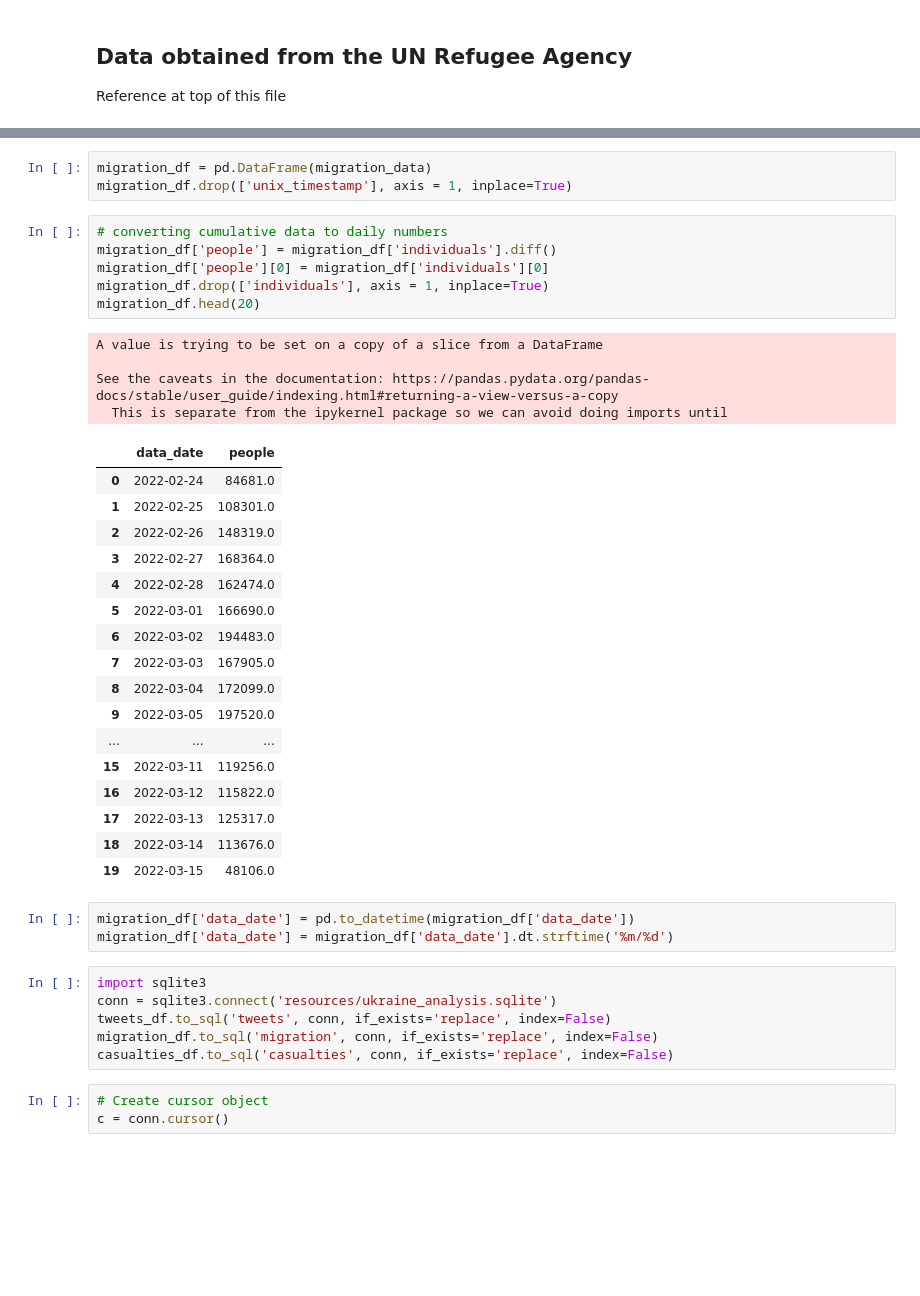
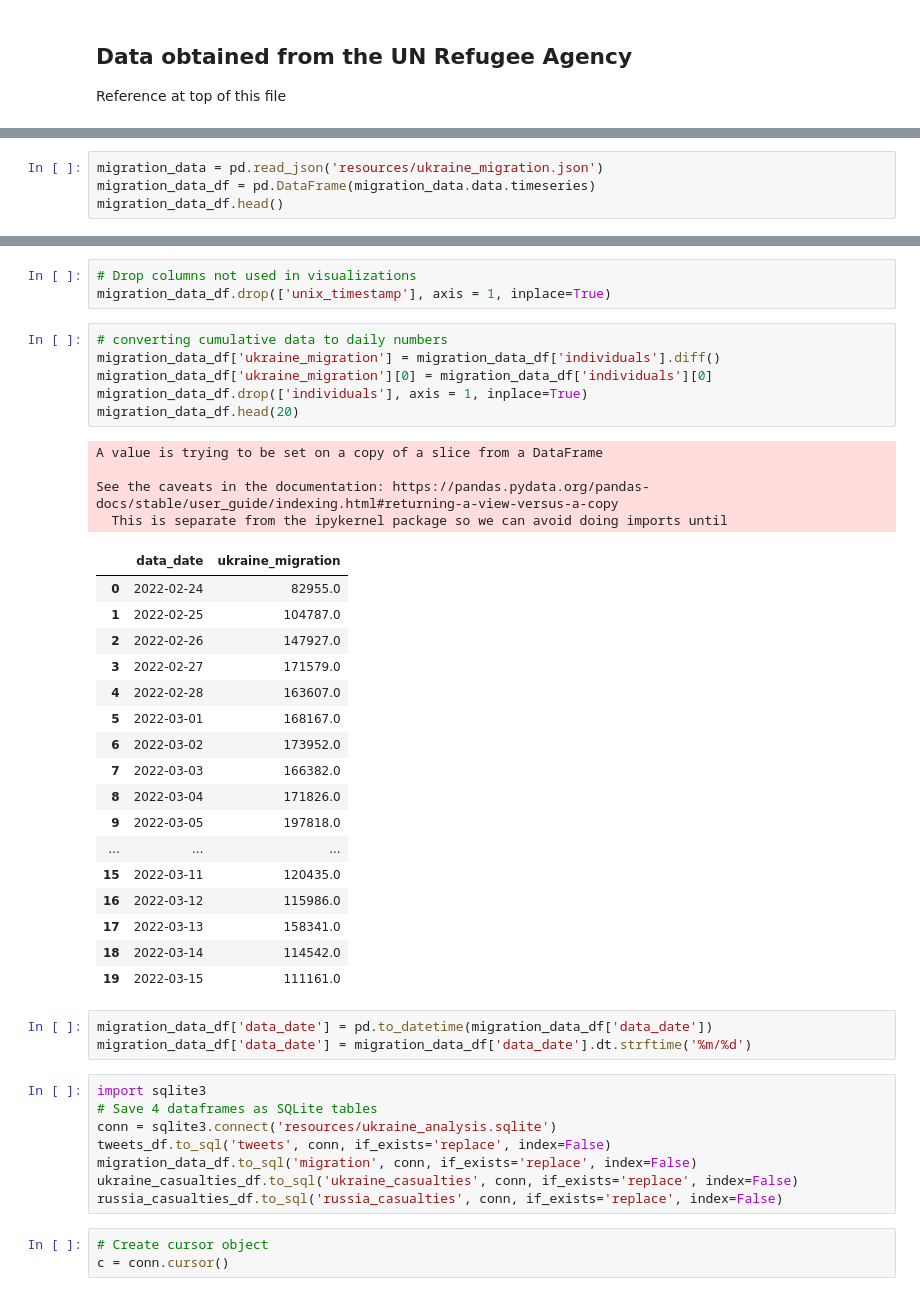
Before and after one commit to aduchini/Final_project, a Jupyter notebook: SQL_database.ipynb, the cells around one changed output, grey strips where cells are left out. Cells and saved outputs as stored; diff of their text form; blank space fills up the shorter version.

```diff
--- a/SQL_database.ipynb
+++ b/SQL_database.ipynb
@@ -170,0 +124,4 @@ migration_data = [{
+# %%
+migration_data = pd.read_json('resources/ukraine_migration.json')
+migration_data_df = pd.DataFrame(migration_data.data.timeseries)
+migration_data_df.head()
@@ -171,43 +135,45 @@ migration_data = [{
 # %%
-migration_df = pd.DataFrame(migration_data)
-migration_df.drop(['unix_timestamp'], axis = 1, inplace=True)
+# Drop columns not used in visualizations
+migration_data_df.drop(['unix_timestamp'], axis = 1, inplace=True)
 # %%
 # converting cumulative data to daily numbers
-migration_df['people'] = migration_df['individuals'].diff()
-migration_df['people'][0] = migration_df['individuals'][0]
-migration_df.drop(['individuals'], axis = 1, inplace=True)
-migration_df.head(20)
+migration_data_df['ukraine_migration'] = migration_data_df['individuals'].diff()
+migration_data_df['ukraine_migration'][0] = migration_data_df['individuals'][0]
+migration_data_df.drop(['individuals'], axis = 1, inplace=True)
+migration_data_df.head(20)
 # %% [output]
 A value is trying to be set on a copy of a slice from a DataFrame
 
 See the caveats in the documentation: https://pandas.pydata.org/pandas-docs/stable/user_guide/indexing.html#returning-a-view-versus-a-copy
   This is separate from the ipykernel package so we can avoid doing imports until
-|  | data_date | people |
-| 0 | 2022-02-24 | 84681.0 |
-| 1 | 2022-02-25 | 108301.0 |
-| 2 | 2022-02-26 | 148319.0 |
-| 3 | 2022-02-27 | 168364.0 |
-| 4 | 2022-02-28 | 162474.0 |
-| 5 | 2022-03-01 | 166690.0 |
-| 6 | 2022-03-02 | 194483.0 |
-| 7 | 2022-03-03 | 167905.0 |
-| 8 | 2022-03-04 | 172099.0 |
-| 9 | 2022-03-05 | 197520.0 |
+|  | data_date | ukraine_migration |
+| 0 | 2022-02-24 | 82955.0 |
+| 1 | 2022-02-25 | 104787.0 |
+| 2 | 2022-02-26 | 147927.0 |
+| 3 | 2022-02-27 | 171579.0 |
+| 4 | 2022-02-28 | 163607.0 |
+| 5 | 2022-03-01 | 168167.0 |
+| 6 | 2022-03-02 | 173952.0 |
+| 7 | 2022-03-03 | 166382.0 |
+| 8 | 2022-03-04 | 171826.0 |
+| 9 | 2022-03-05 | 197818.0 |
 | ... | ... | ... |
-| 15 | 2022-03-11 | 119256.0 |
-| 16 | 2022-03-12 | 115822.0 |
-| 17 | 2022-03-13 | 125317.0 |
-| 18 | 2022-03-14 | 113676.0 |
-| 19 | 2022-03-15 | 48106.0 |
+| 15 | 2022-03-11 | 120435.0 |
+| 16 | 2022-03-12 | 115986.0 |
+| 17 | 2022-03-13 | 158341.0 |
+| 18 | 2022-03-14 | 114542.0 |
+| 19 | 2022-03-15 | 111161.0 |
 # %%
-migration_df['data_date'] = pd.to_datetime(migration_df['data_date'])
-migration_df['data_date'] = migration_df['data_date'].dt.strftime('%m/%d')
+migration_data_df['data_date'] = pd.to_datetime(migration_data_df['data_date'])
+migration_data_df['data_date'] = migration_data_df['data_date'].dt.strftime('%m/%d')
 # %%
 import sqlite3
+# Save 4 dataframes as SQLite tables
 conn = sqlite3.connect('resources/ukraine_analysis.sqlite')
 tweets_df.to_sql('tweets', conn, if_exists='replace', index=False)
-migration_df.to_sql('migration', conn, if_exists='replace', index=False)
-casualties_df.to_sql('casualties', conn, if_exists='replace', index=False)
+migration_data_df.to_sql('migration', conn, if_exists='replace', index=False)
+ukraine_casualties_df.to_sql('ukraine_casualties', conn, if_exists='replace', index=False)
+russia_casualties_df.to_sql('russia_casualties', conn, if_exists='replace', index=False)
 # %%
 # Create cursor object
 c = conn.cursor()
```
Also changed, not shown: parts of 16 cells of this notebook, 3 other files.
